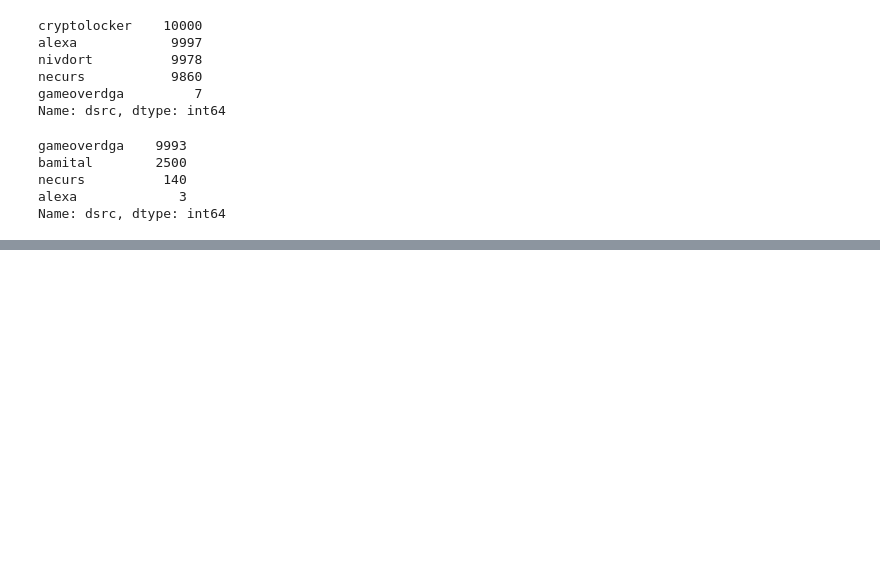
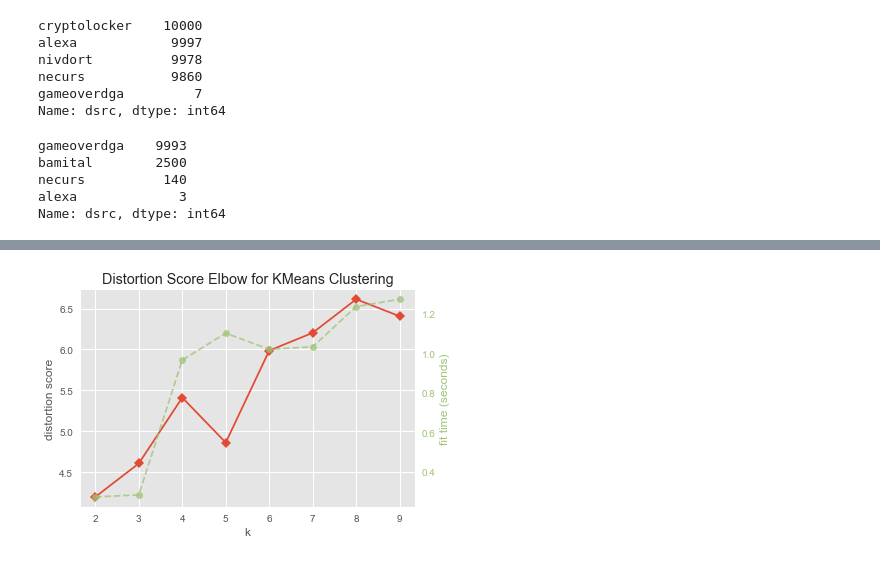
Before and after one commit to cgivre/oreilly-sec-2017, a Jupyter notebook: archive/Notebooks/Unsupervised/K-Means Experiment.ipynb, the cells around one changed output, grey strips where cells are left out. Saved outputs shown, nothing was run; the diff lists cells and outputs as text; code cells hidden in the pictures; blank space fills up the shorter version.

```diff
--- a/archive/Notebooks/Unsupervised/K-Means Experiment.ipynb
+++ b/archive/Notebooks/Unsupervised/K-Means Experiment.ipynb
@@ -85,0 +221,8 @@ Name: dsrc, dtype: int64
+# %%
+# Your code here...
+visualizer = KElbowVisualizer(KMeans(), k=(2,10))
+
+visualizer.fit(final_data[scaled_feature_columns])
+visualizer.poof()
+# %% [output]
+[figure, added]
```
Also changed, not shown: parts of 21 cells of this notebook, 1 other file.
